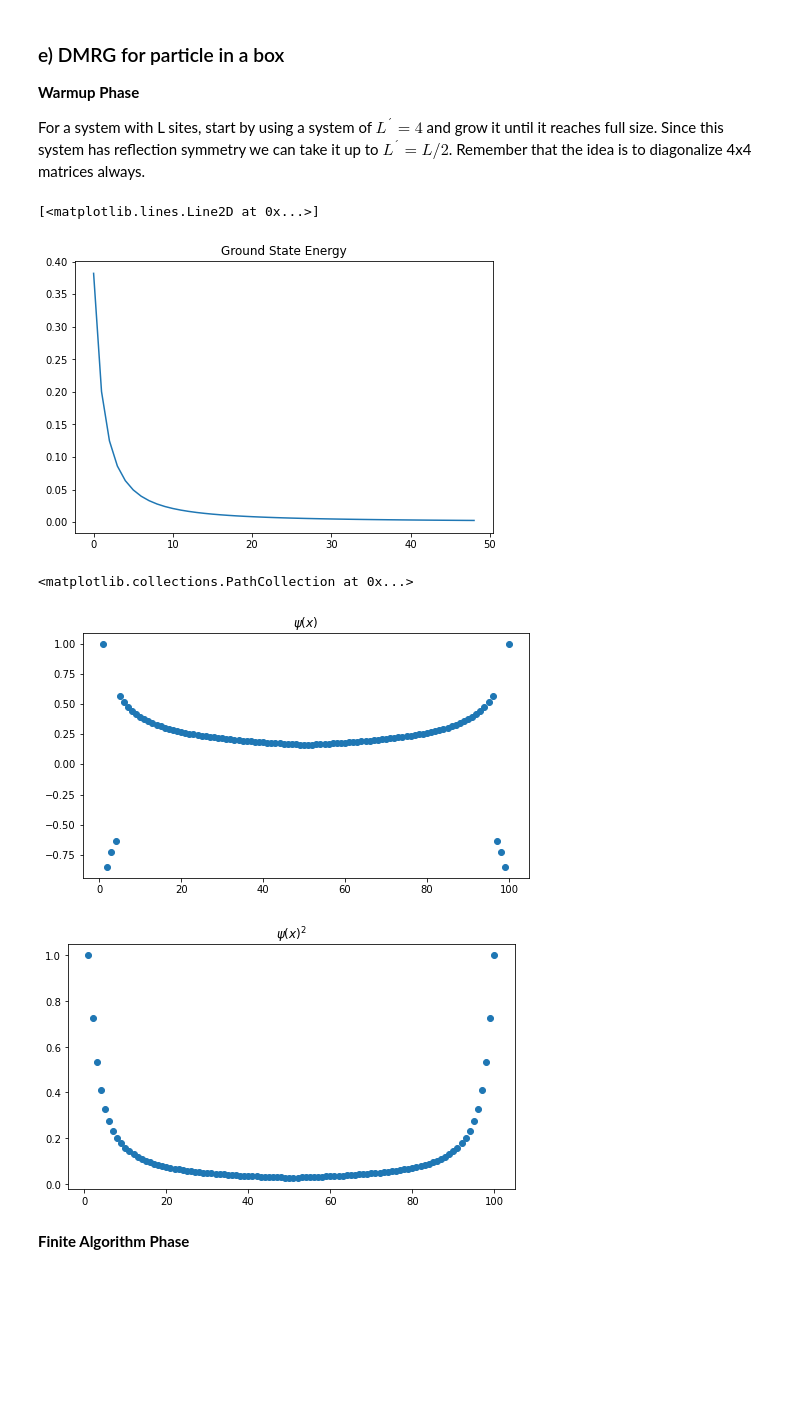
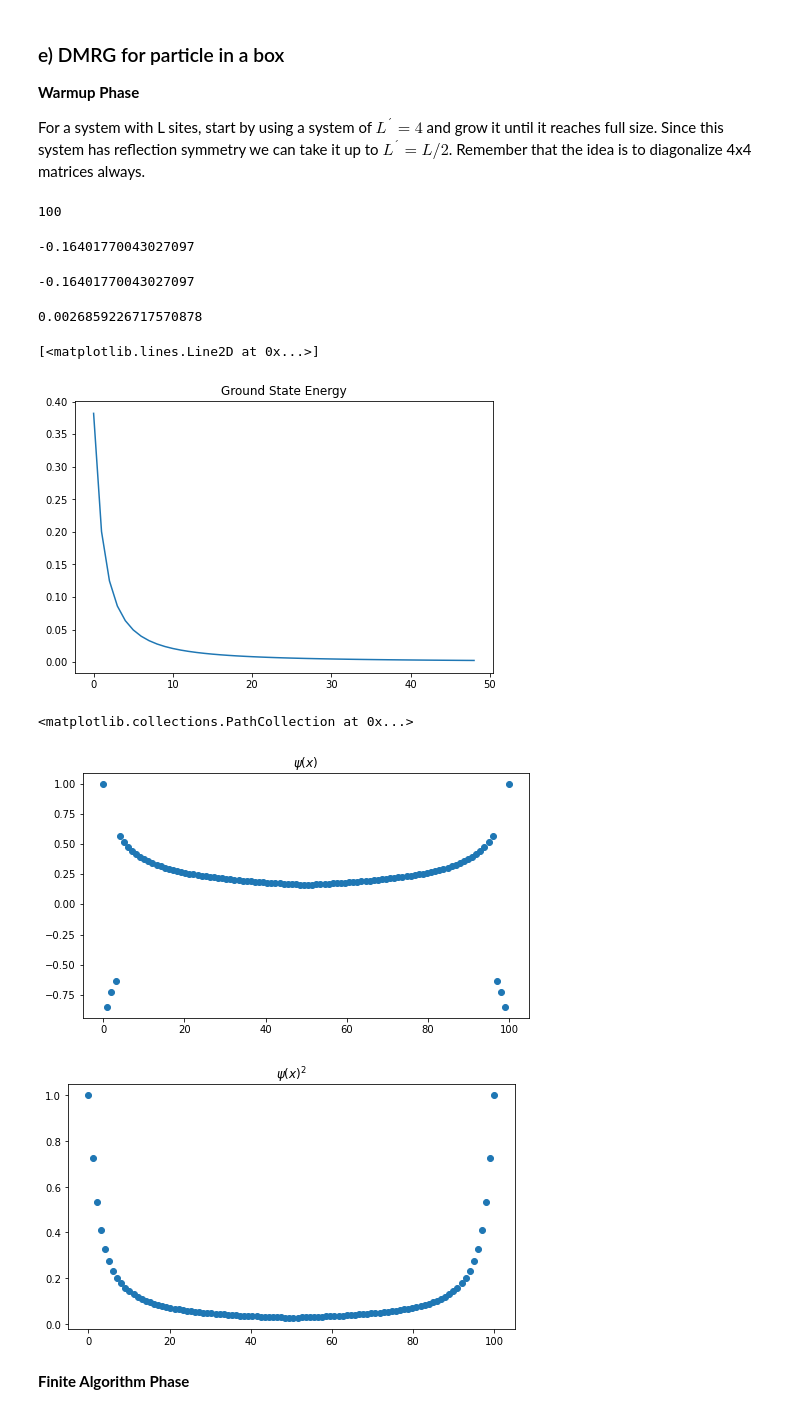
Before and after one commit to Ssalazar12/Physics, a Jupyter notebook: DMRG/Proyect_1.ipynb, the cells around one changed output. Drawn from its saved outputs; the diff is of its cells as text; code cells hidden in the pictures; blank space fills up the shorter version.

```diff
--- a/DMRG/Proyect_1.ipynb
+++ b/DMRG/Proyect_1.ipynb
@@ -313,29 +377,14 @@ Left_site_blocks.append(H[0,1])
 Right_env_blocks.append(H[3,3])
 Right_site_blocks.append(H[3,2])
 
-#
-for i in range(0,int(L/2)-1):
+
+for i in range(1,int(L/2)):
     # diagonalize and get the ground state energy and vector
-    eigenvalues, eigenvectors = la.eig(np.asmatrix(H))
-    g_index = eigenvalues.argmin()
-    E_ground = np.real(eigenvalues[g_index])
-    psi_ground = eigenvectors[:,g_index]
-
-    # given that we have a left block the new basis is formed with the first two coefficients
-    #new_basis = np.asmatrix([psi_ground[0],psi_ground[1]])
-    new_basis = 1.0/np.sqrt(psi_ground[0]**2 + psi_ground[1]**2) * np.asmatrix([psi_ground[0],psi_ground[1]])
-
-    a1 = new_basis[0,0]
-    a2 = new_basis[0,1]
-
-    # calculate the new block
-    H11 = (a1**2)*H11 + 2*(a2**2) + 2*a1*a2*T12
-    T12 = - a2
-
-    # note that a2 is the updated wave function at site i+1
+    E_ground, psi_ground = find_ground_state(H)
+    H11, T12 = update_basis(psi_ground, H11, T12 ,is_right=False)
 
     # update the hamiltonian and get the next site hamiltonian
-    H = update_hamiltonian(H, T12, H11)
+    H = update_hamiltonian(H, T12, H11, T12, H11)
 
     # save the effective hamiltonians
     H_list.append(H)
@@ -352,27 +401,40 @@ for i in range(0,int(L/2)-1):
 Right_env_blocks = list(np.flip(Right_env_blocks))
 Right_site_blocks = list(np.flip(Right_site_blocks))
 
-all_h = Left_system_blocks + Right_env_blocks
-all_t = Left_site_blocks + Right_site_blocks
+all_h = Left_system_blocks + Right_env_blocks[0:]
+all_t = Left_site_blocks + Right_site_blocks[0:]
+# %%
+print(len(all_t))
+all_t[49]
+# %% [output]
+100
+-0.16401770043027097
+# %%
+all_t[50]
+# %% [output]
+-0.16401770043027097
 # %%
+print(E_list[-1])
 plt.figure(figsize=(7.5,5))
 plt.title("Ground State Energy")
 plt.plot(E_list)
 # %% [output]
-[<matplotlib.lines.Line2D at 0x...>]
+0.0026859226717570878
+[<matplotlib.lines.Line2D at 0x...>]
 [figure]
 # %%
-Lspace = np.linspace(1,100,100)
+Lspace = np.linspace(0,100,100)
 psi = np.multiply(all_t,-1)
+
 plt.figure(figsize=(8,4.5))
 plt.title("$\psi(x)$")
 plt.scatter(Lspace, psi)
 plt.figure(figsize=(8,4.5))
 plt.title("$\psi(x)^2$")
 plt.scatter(Lspace,np.power(psi,2))
 # %% [output]
 <matplotlib.collections.PathCollection at 0x...>
-[figure, old version]
+[figure, new version]
-[figure, old version]
+[figure, new version]
 # %% [markdown]
 **Finite Algorithm Phase**
```
Also changed, not shown: parts of 23 cells of this notebook.
